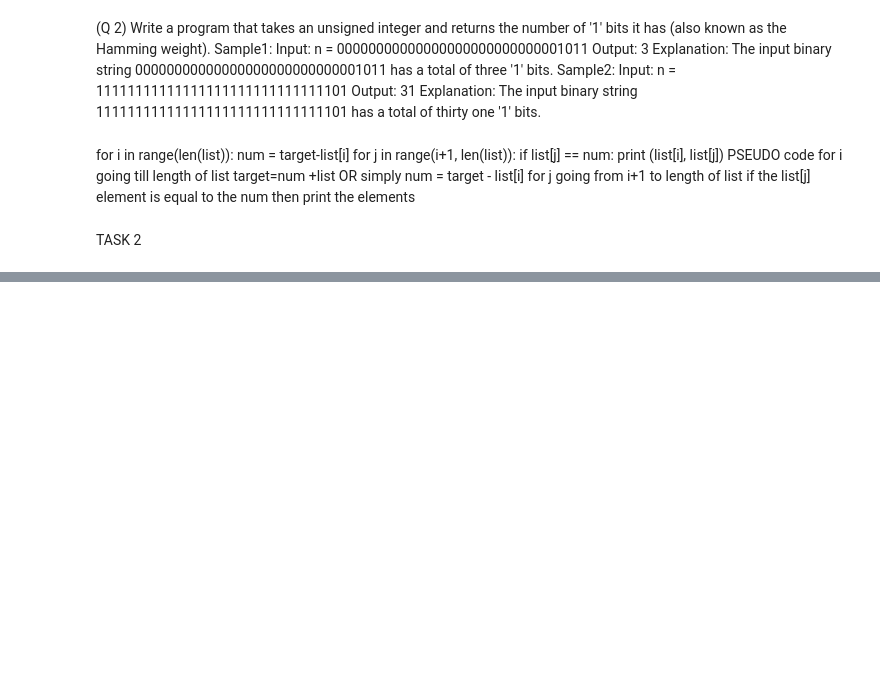
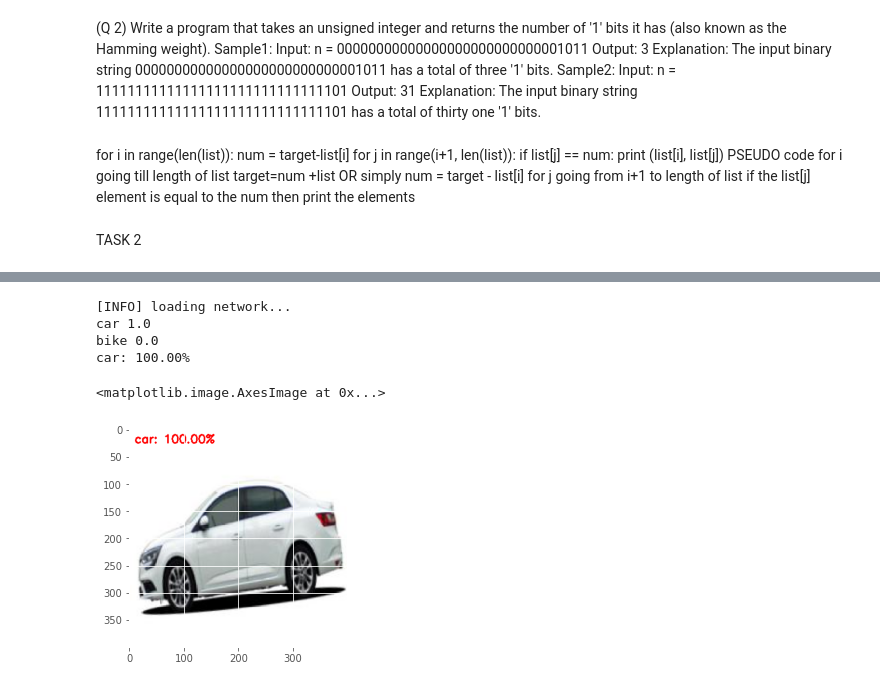
Before and after one commit to varadmahatme/TASKS-ML-in-Python, a Jupyter notebook: TASK.ipynb, the cells around one changed output, grey strips where cells are left out. Drawn from its saved outputs; the diff is of its cells as text; code cells hidden in the pictures; blank space fills up the shorter version.

```diff
--- a/TASK.ipynb
+++ b/TASK.ipynb
@@ -383,0 +708,59 @@ for batch in datagen.flow(x, batch_size=16,
+# %%
+image_path="test_image_folder/test_data/test_3.jpeg"
+model_path="custom_classification_22May2022.model"
+
+# import the necessary packages
+from tensorflow.keras.preprocessing.image import img_to_array
+from tensorflow.keras.models import load_model
+import numpy as np
+import imutils
+import cv2
+
+from matplotlib import pyplot as plt
+
+
+# load the image
+image = cv2.imread(image_path)
+orig = image.copy()
+#plt.imshow(image)
+# pre-process the image for classification
+image = cv2.resize(image, (128,128))
+image = image.astype("float") / 255.0
+image = img_to_array(image)
+image = np.expand_dims(image, axis=0)
+#print(image)
+# load the trained convolutional neural network
+print("[INFO] loading network...")
+model = load_model(model_path)
+
+# classify the input image
+(car,bike) = model.predict(image)[0]
+print('car',car)
+print('bike',bike)
+
+
+
+
+# build the label
+label = "bike" if bike > car else "car"
+proba = bike if bike > car else car
+label = "{}: {:.2f}%".format(label, proba * 100)
+print(label)
+
+# draw the label on the image
+output = imutils.resize(orig, width=400)
+cv2.putText(output, label, (10, 25),  cv2.FONT_HERSHEY_SIMPLEX,0.7, (0, 0, 255), 2)
+
+# show the output image
+# cv2.imshow("Output", output)
+# cv2.waitKey(0)
+
+img2 = output[:,:,::-1]
+plt.imshow(img2)
+# %% [output]
+[INFO] loading network...
+car 1.0
+bike 0.0
+car: 100.00%
+<matplotlib.image.AxesImage at 0x...>
+[figure, added]
```
Also changed, not shown: parts of 15 cells of this notebook.
